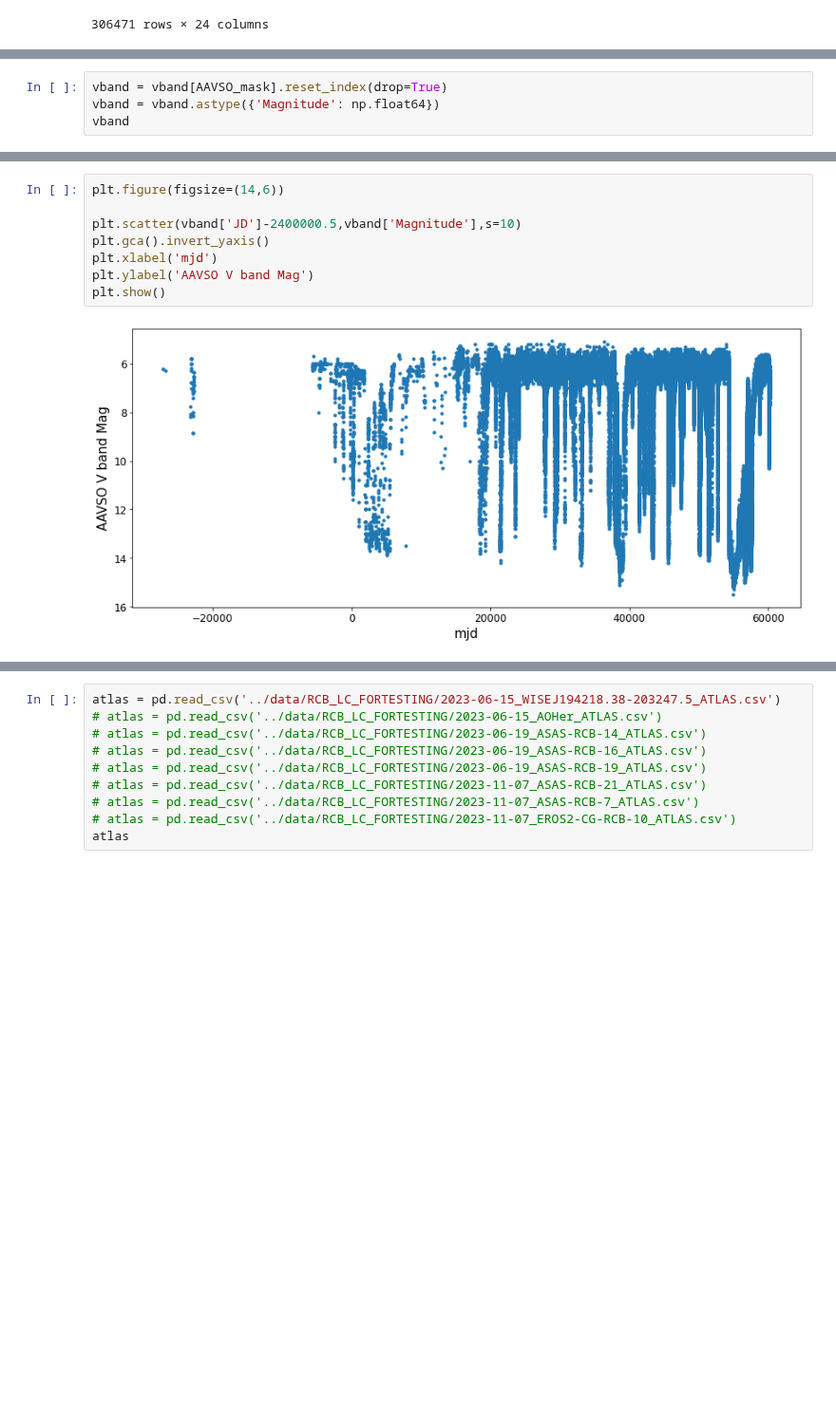
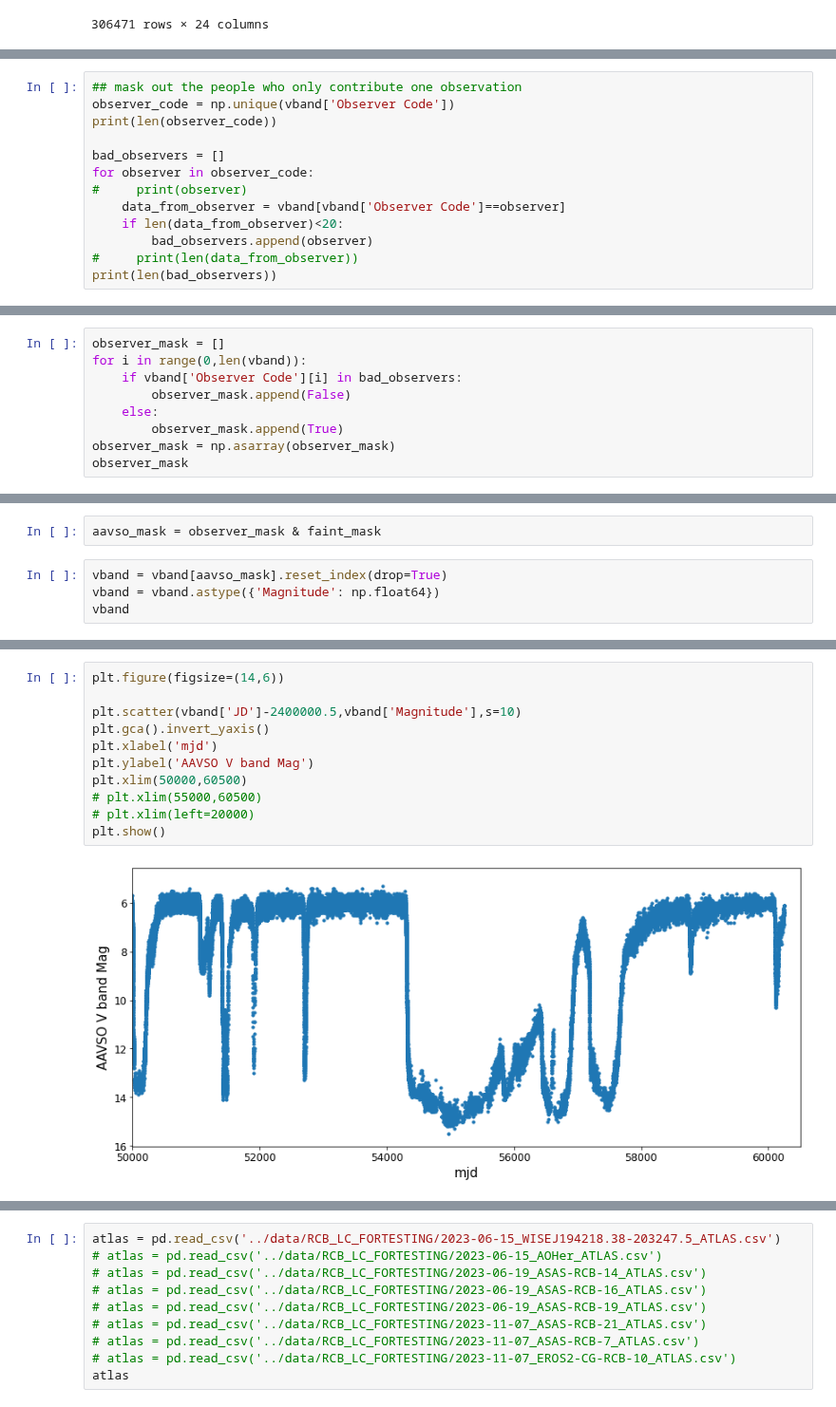
Before and after one commit to courtcraw/Notebooks, a Jupyter notebook: decline_detection.ipynb, the cells around one changed output, grey strips where cells are left out. Shown at 95% size. Saved outputs shown, nothing was run; the diff lists cells and outputs as text; blank space fills up the shorter version.

Commit message:
nov 15 - updated output structure for declines and binning some visual data

```diff
--- a/decline_detection.ipynb
+++ b/decline_detection.ipynb
@@ -200,3 +200,16 @@ AAVSO_mask = np.asarray(AAVSO_mask)
 305569 <8.1 SET
 305646 <7.4 PPL
 305747 <7.3 MSEE
+# %%
+## mask out the people who only contribute one observation
+observer_code = np.unique(vband['Observer Code'])
+print(len(observer_code))
+
+bad_observers = []
+for observer in observer_code:
+#     print(observer)
+    data_from_observer = vband[vband['Observer Code']==observer]
+    if len(data_from_observer)<20:
+        bad_observers.append(observer)
+#     print(len(data_from_observer))
+print(len(bad_observers))
@@ -202,0 +219,9 @@ AAVSO_mask = np.asarray(AAVSO_mask)
+# %%
+observer_mask = []
+for i in range(0,len(vband)):
+    if vband['Observer Code'][i] in bad_observers:
+        observer_mask.append(False)
+    else:
+        observer_mask.append(True)
+observer_mask = np.asarray(observer_mask)
+observer_mask
@@ -203,5 +230,7 @@ AAVSO_mask = np.asarray(AAVSO_mask)
+# %%
+aavso_mask = observer_mask & faint_mask
 # %%
-vband = vband[AAVSO_mask].reset_index(drop=True)
+vband = vband[aavso_mask].reset_index(drop=True)
 vband = vband.astype({'Magnitude': np.float64})
 vband
 # %% [output]
@@ -221,11 +250,14 @@ vband
 # %%
 plt.figure(figsize=(14,6))
 
 plt.scatter(vband['JD']-2400000.5,vband['Magnitude'],s=10)
 plt.gca().invert_yaxis()
 plt.xlabel('mjd')
 plt.ylabel('AAVSO V band Mag')
+plt.xlim(50000,60500)
+# plt.xlim(55000,60500)
+# plt.xlim(left=20000)
 plt.show()
 # %% [output]
-[figure, old version]
+[figure, new version]
 # %%
```
Also changed, not shown: parts of 53 cells of this notebook.
